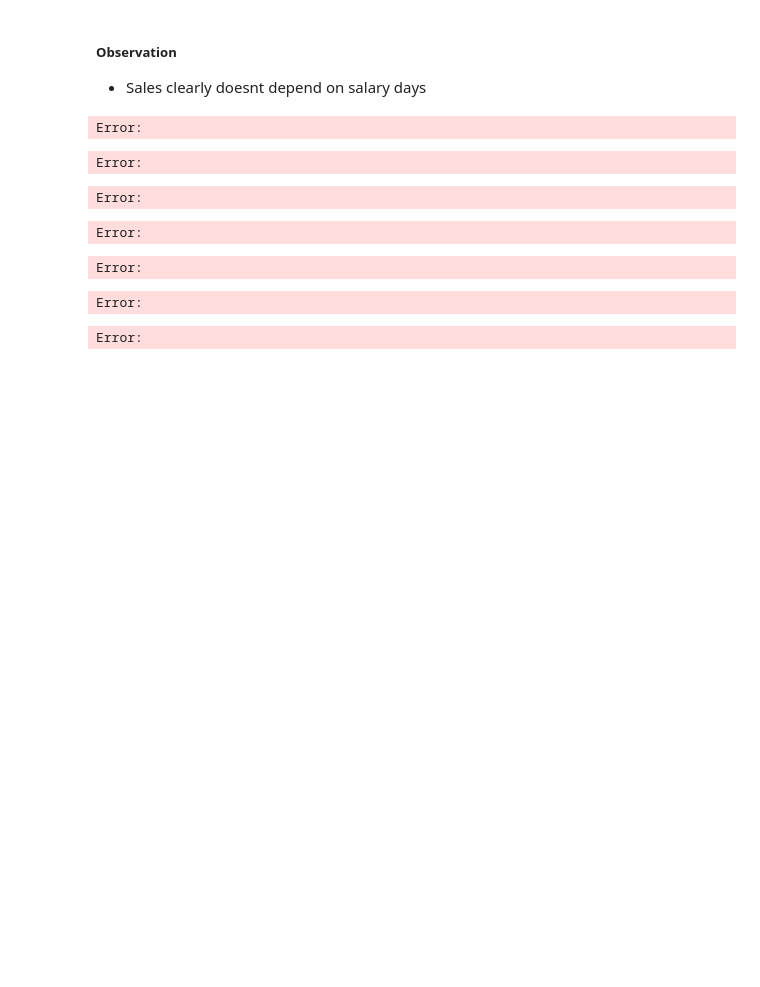
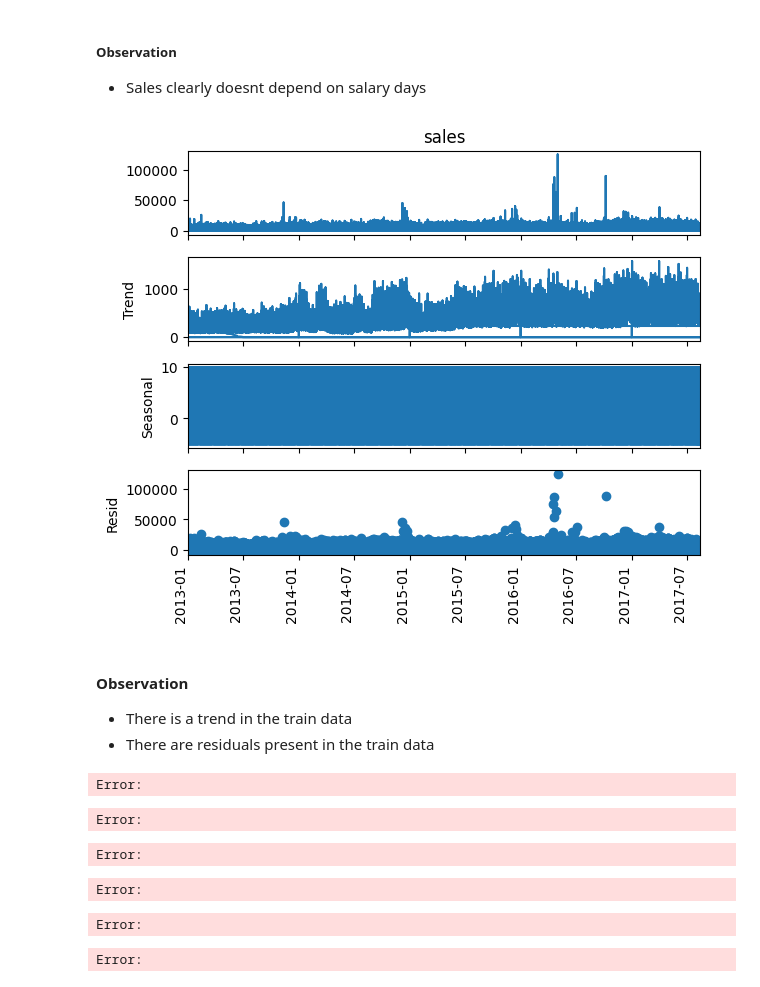
Before and after one commit to kwasichrappah/Time_series_analysis, a Jupyter notebook: sales_forecast.ipynb, the cells around one changed output. Drawn from its saved outputs; the diff is of its cells as text; code cells hidden in the pictures; blank space fills up the shorter version.

```diff
--- a/sales_forecast.ipynb
+++ b/sales_forecast.ipynb
@@ -519,6 +606,8 @@ From the data given :
 # %%
 ###resample or groupby
 train_copy = train_df.set_index('date')
+train_copy.sales.fillna(0,inplace = True)
+train_copy.onpromotion.fillna(0,inplace = True)
 # Downsample to monthly data by taking the mean
 monthly_data = train_copy.sales.resample('ME').sum()
 
@@ -623,12 +757,17 @@ Error:
 # %%
 # Seasonal decomposition
 from statsmodels.tsa.seasonal import seasonal_decompose
-ts = combined_hso_df.set_index('date')['sales']
-result = seasonal_decompose(ts, model='additive', period=365,extrapolate_trend= 'freq')
+#ts = train_copy.set_index('date')['sales']
+result = seasonal_decompose(train_copy.sales, model='additive', period=365,extrapolate_trend= 'freq')
 result.plot()
+plt.xticks(rotation=90, ha='right')
 plt.show()
 # %% [output]
-Error:
+[figure, added]
+# %% [markdown]
+#### Observation
+- There is a trend in the train data
+- There are residuals present in the train data
 # %%
 ### Test for Stationarity parametric tests for stationarity
 # %% [output]
```
Also changed, not shown: parts of 27 cells of this notebook.
